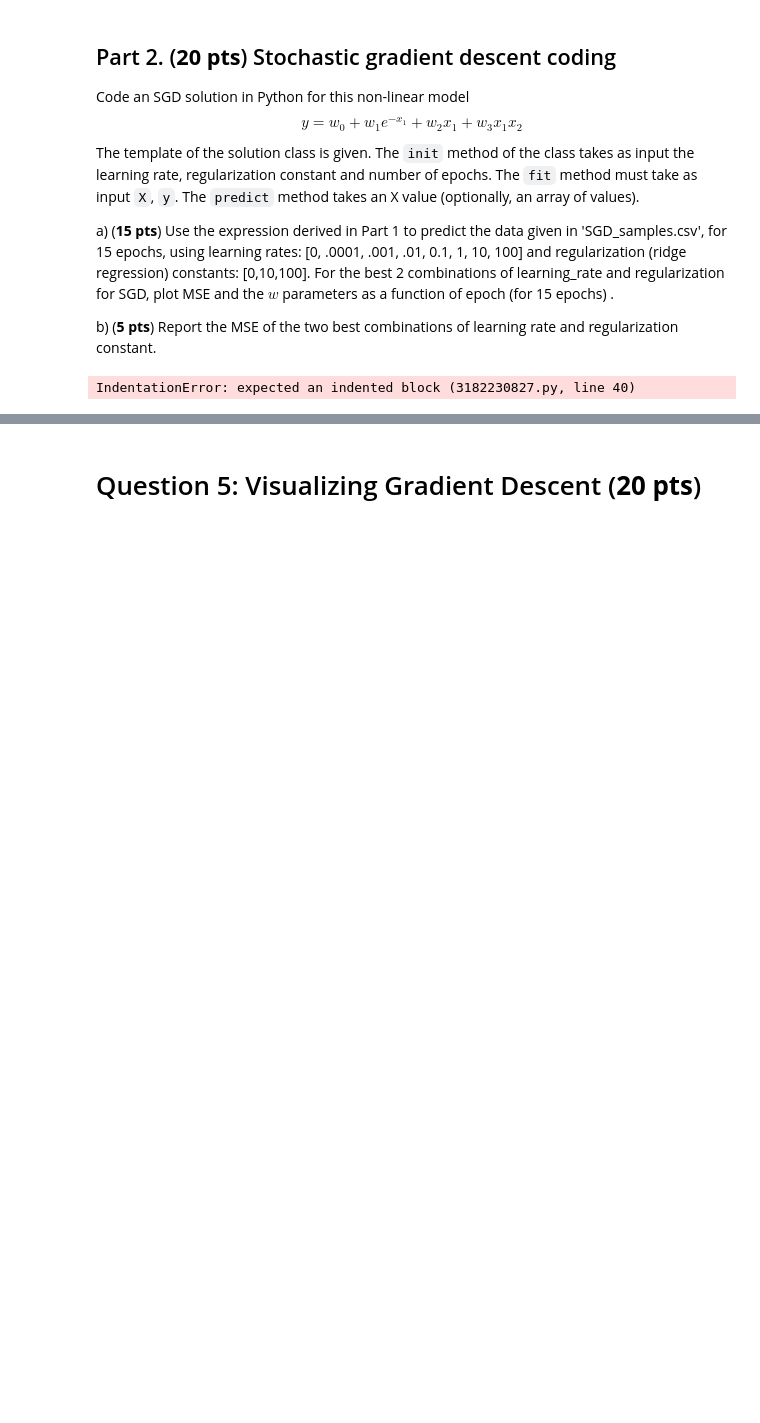
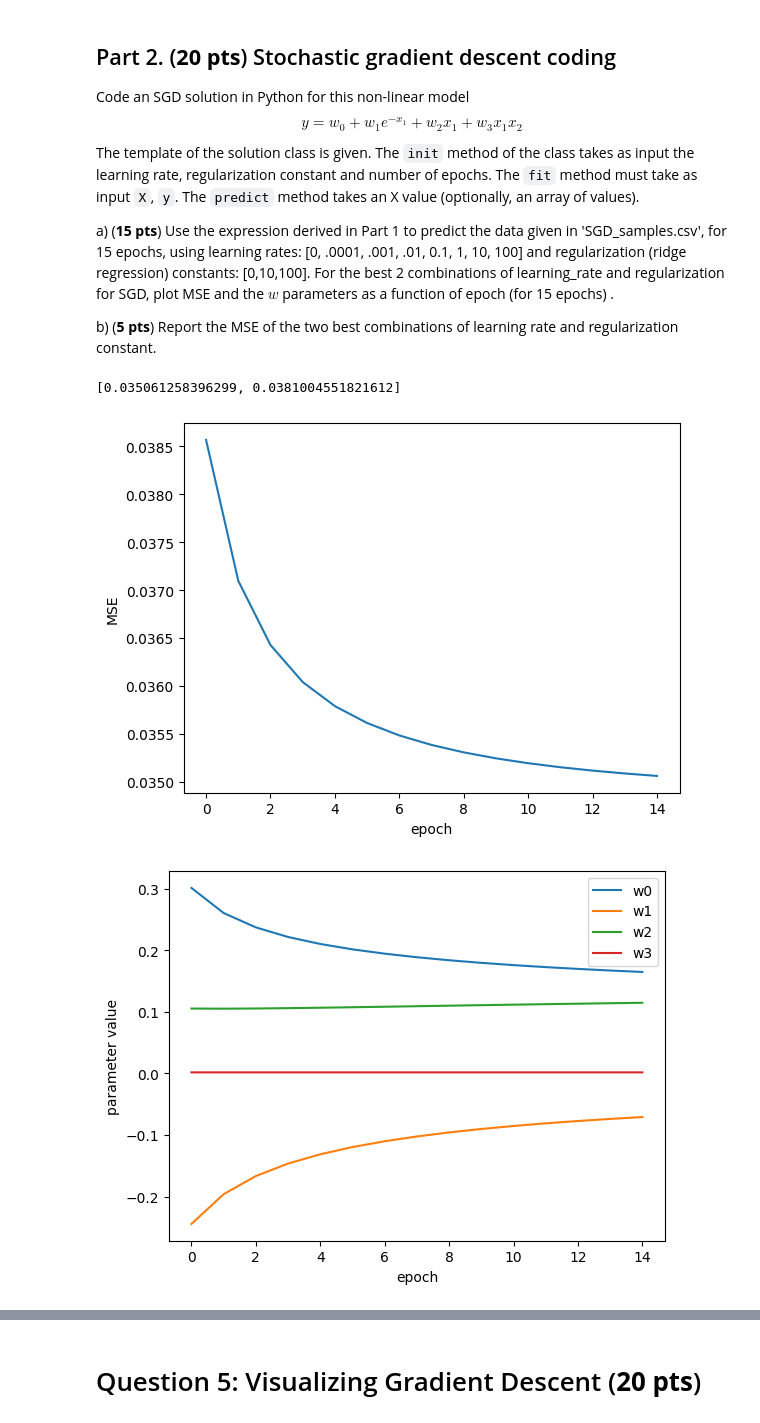
Before and after one commit to psinha25/ece381-aml, a Jupyter notebook: hw2/HW-2-2.ipynb, the cells around one changed output, grey strips where cells are left out. Cells and saved outputs as stored; diff of their text form; code cells hidden in the pictures; blank space fills up the shorter version.

Commit message:
Answer Q4 part 2

```diff
--- a/hw2/HW-2-2.ipynb
+++ b/hw2/HW-2-2.ipynb
@@ -256,12 +256,12 @@ class Regression:
         self.n_epoch = n_epoch
         self.regularization = regularization
         # initialize whichever variables you would need here
-        self.coef = np.zeros(4)
+        self.coef = np.random.randn(4)
 
     def sgd(self, gradient):
         # Update the self.coef using SGD
         ### START CODE ###
-        self.coef = None
+        self.coef = self.coef - (self.learning_rate * gradient)
         ### END CODE ###
 
     def fit(self, X, y, update_rule='sgd', plot=False):
@@ -272,14 +272,18 @@ class Regression:
             for i in range(X.shape[0]):
                 # Compute error
                 ### START CODE ###
+                error = (y[i] - np.dot(X[i], self.coef))
                 ### END CODE ###
 
                 # Compute gradients
                 ### START CODE ###
+                            # derived in part 1         regularization term
+                gradient = (-2 * error * self.coef) * (2 * self.regularization * self.coef)
                 ### END CODE ###
 
                 # Update weights
                 ### START CODE ###
+                self.sgd(gradient)
                 ### END CODE ###
 
             coefs.append(self.coef)
@@ -317,10 +321,8 @@ class Regression:
     def linearPredict(self, X):
         # Compute the dot product of self.coef and X
         ### START CODE ###
-        return None
+        return np.dot(X, self.coef)
         ### END CODE ###
-# %% [output]
-IndentationError: expected an indented block (3182230827.py, line 40)
 # %%
 data = pd.read_csv('SGD_samples.csv')
 X = np.array([data['x1'].values, data['x2'].values]).T
@@ -332,8 +334,39 @@ regularization = [0, 10, 100]
 # Iterate through all combinations of learning rates and regularization strength
 # Use your Regression class to fit the data and record MSEs
 ### START CODE ###
+mse = []
+
+for lr in learning_rate:
+    for r in regularization:
+        regressor = Regression(lr, r, n_epochs)
+        regressor.fit(X, y)
+
+        e = regressor.lowest_mse
+
+        if not np.isnan(e) and not np.isinf(e):
+            mse.append({
+                'learning_rate': lr,
+                'regularization': r,
+                'mse': e
+            })
 ### END CODE ###
 # %%
 # For the best two combinations, use the plot option in Regression.fit() to plot MSE and parameters as a function of epoch (15 epochs)
 ### START CODE ###
+mse = sorted(mse, key=lambda x: x['mse'], reverse=False)
+mses = []
+
+regressor = Regression(mse[0]['learning_rate'], mse[0]['regularization'], n_epochs)
+regressor.fit(X, y, plot=True)
+mses.append(regressor.lowest_mse)
+
+regressor = Regression(mse[1]['learning_rate'], mse[1]['regularization'], n_epochs)
+regressor.fit(X, y, plot=True)
+mses.append(regressor.lowest_mse)
+
+print(mses)
 ### END CODE ###
+# %% [output]
+[0.035061258396299, 0.0381004551821612]
+[figure, added]
+[figure, added]
```
Also changed, not shown: parts of 2 cells of this notebook.
